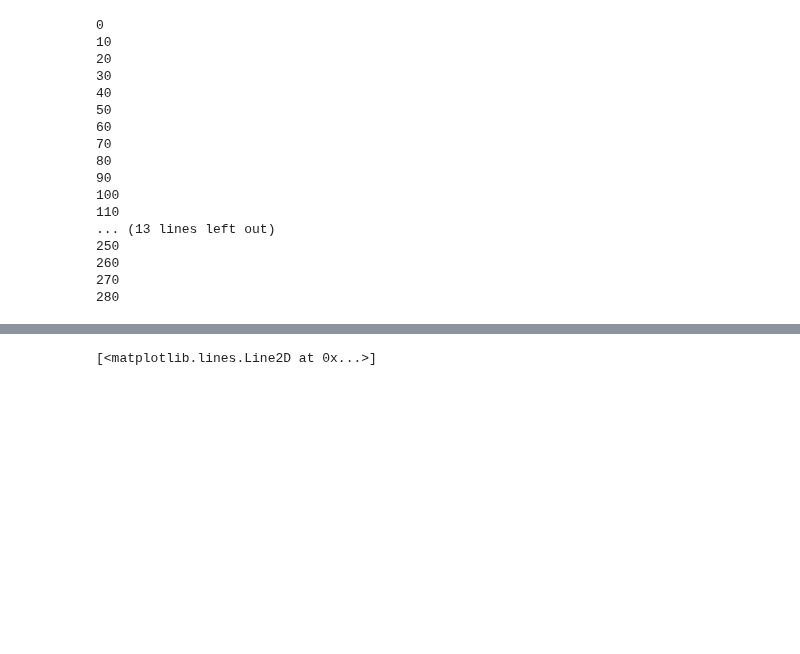
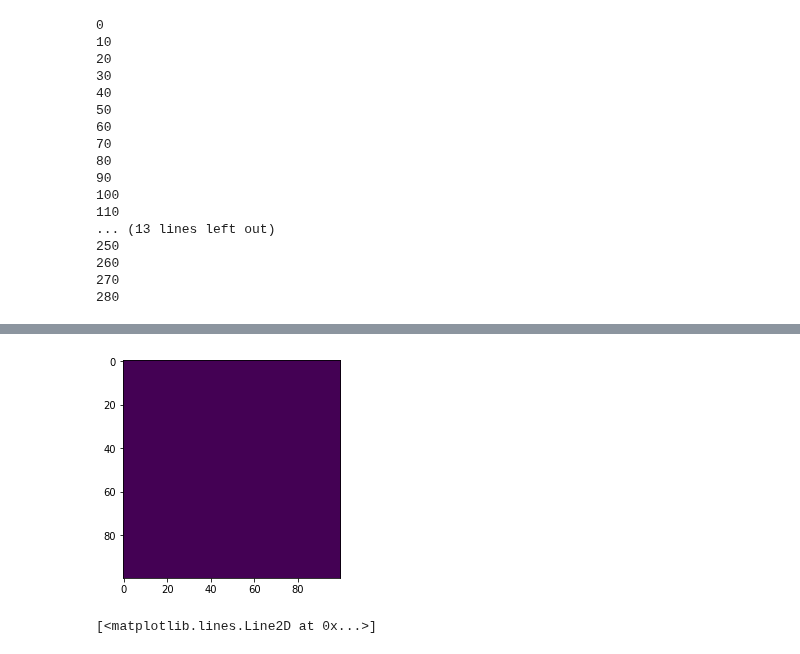
Before and after one commit to VMBoehm/postlimber, a Jupyter notebook: notebooks/PostBornTerms without Limber new approach- additional terms.ipynb, the cells around one changed output, grey strips where cells are left out. Saved outputs shown, nothing was run; the diff lists cells and outputs as text; code cells hidden in the pictures; blank space fills up the shorter version.

```diff
--- a/notebooks/PostBornTerms without Limber new approach- additional terms.ipynb
+++ b/notebooks/PostBornTerms without Limber new approach- additional terms.ipynb
@@ -280,3 +363,11 @@ plt.show()
+# %%
+r1d, t1d = t_.reshape(1, -1), t_.reshape(-1, 1)
+w11, w12 = w1.reshape(1, -1), w1.reshape(-1, 1)
+grid = r1d*t1d*chi_cmb
+plt.imshow(grid/(r2d*t2d*chi_cmb))
+plt.show()
+# %% [output]
+[figure, added]
 # %%
 MB2 = RectBivariateSpline(ell_,ell_,MB)
 # %%
```
Also changed, not shown: parts of 13 cells of this notebook, 5 other files.
